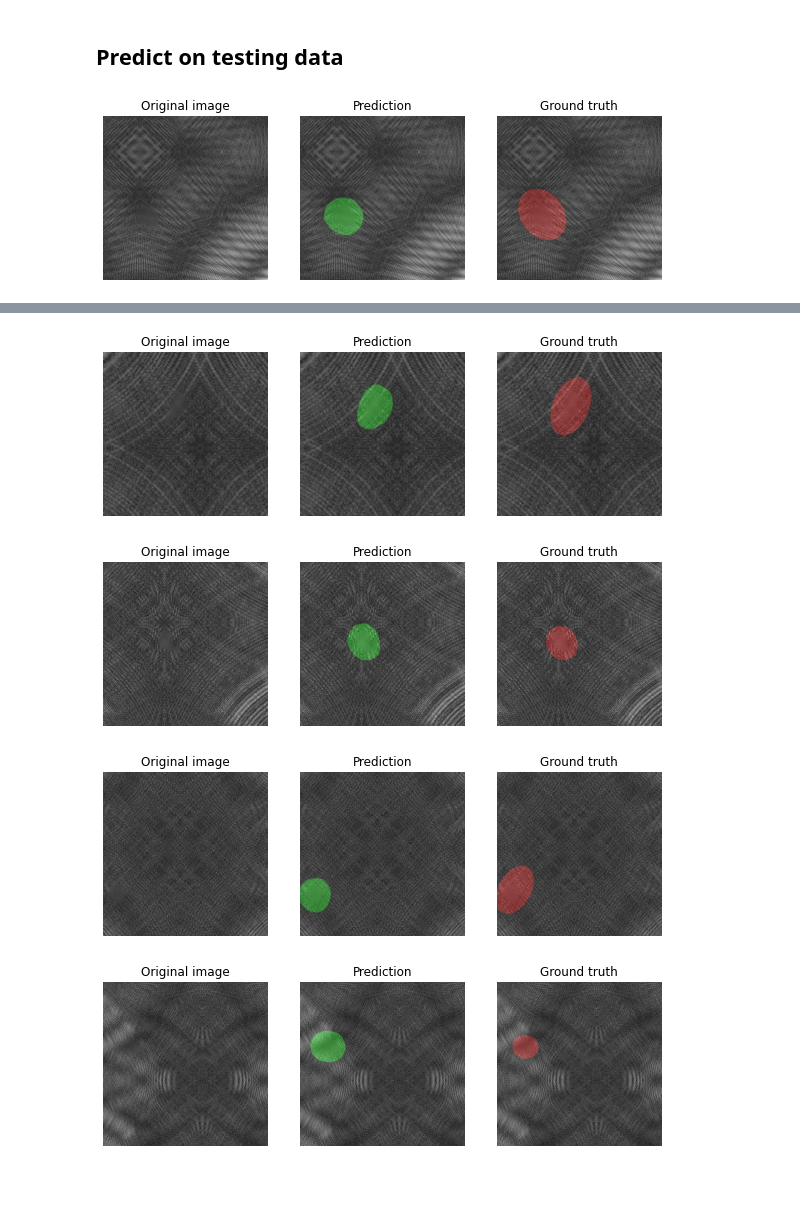
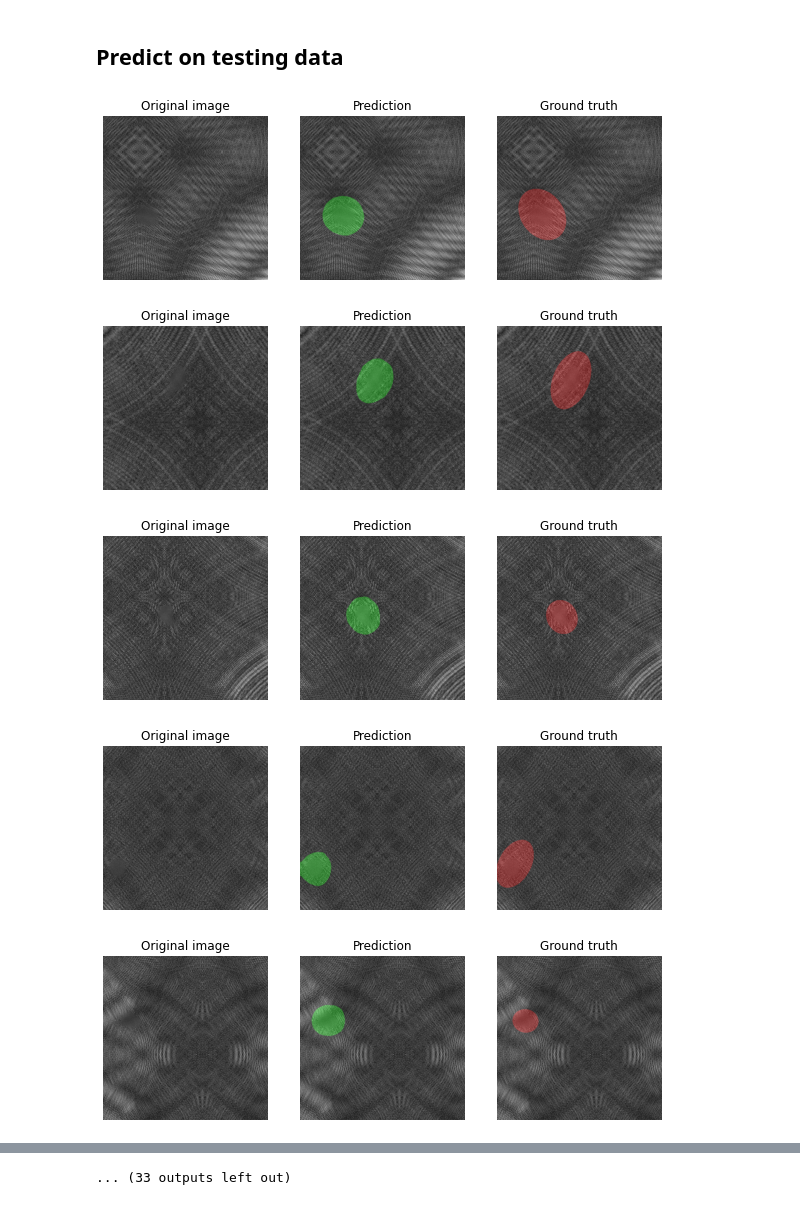
Before and after one commit to josebravogarcia/DeepLearning, a Jupyter notebook: tutorials/Industrial_Defect_Inspection_with_image_segmentation.ipynb, the cells around one changed output, grey strips where cells are left out. Saved outputs shown, nothing was run; the diff lists cells and outputs as text; code cells hidden in the pictures.

```diff
--- a/tutorials/Industrial_Defect_Inspection_with_image_segmentation.ipynb
+++ b/tutorials/Industrial_Defect_Inspection_with_image_segmentation.ipynb
@@ -292,6 +295,11 @@ def predict_evaluation(pred, image, label):
     plt.title('Ground truth')
     plt.axis('off')
 # %%
-predict_evaluation(predict[0,:,:,0], X_test[0,:,:,0], y_test[0,:,:,0])
+for i in range(45):
+  predict_evaluation(predict[i,:,:,0], X_test[i,:,:,0], y_test[i,:,:,0])
 # %% [output]
 [figure]
+[figure, added]
+[figure, added]
+[figure, added]
+[figure, added]
@@ -298,16 +313 @@ predict_evaluation(predict[0,:,:,0], X_test[0,:,:,0], y_test[0,:,:,0])
+... (33 outputs left out)
-# %%
-predict_evaluation(predict[1,:,:,0], X_test[1,:,:,0], y_test[1,:,:,0])
-# %% [output]
-[figure, removed]
-# %%
-predict_evaluation(predict[2,:,:,0], X_test[2,:,:,0], y_test[2,:,:,0])
-# %% [output]
-[figure, removed]
-# %%
-predict_evaluation(predict[3,:,:,0], X_test[3,:,:,0], y_test[3,:,:,0])
-# %% [output]
-[figure, removed]
-# %%
-predict_evaluation(predict[4,:,:,0], X_test[4,:,:,0], y_test[4,:,:,0])
-# %% [output]
-[figure, removed]
```
Also changed, not shown: parts of 13 cells of this notebook.
